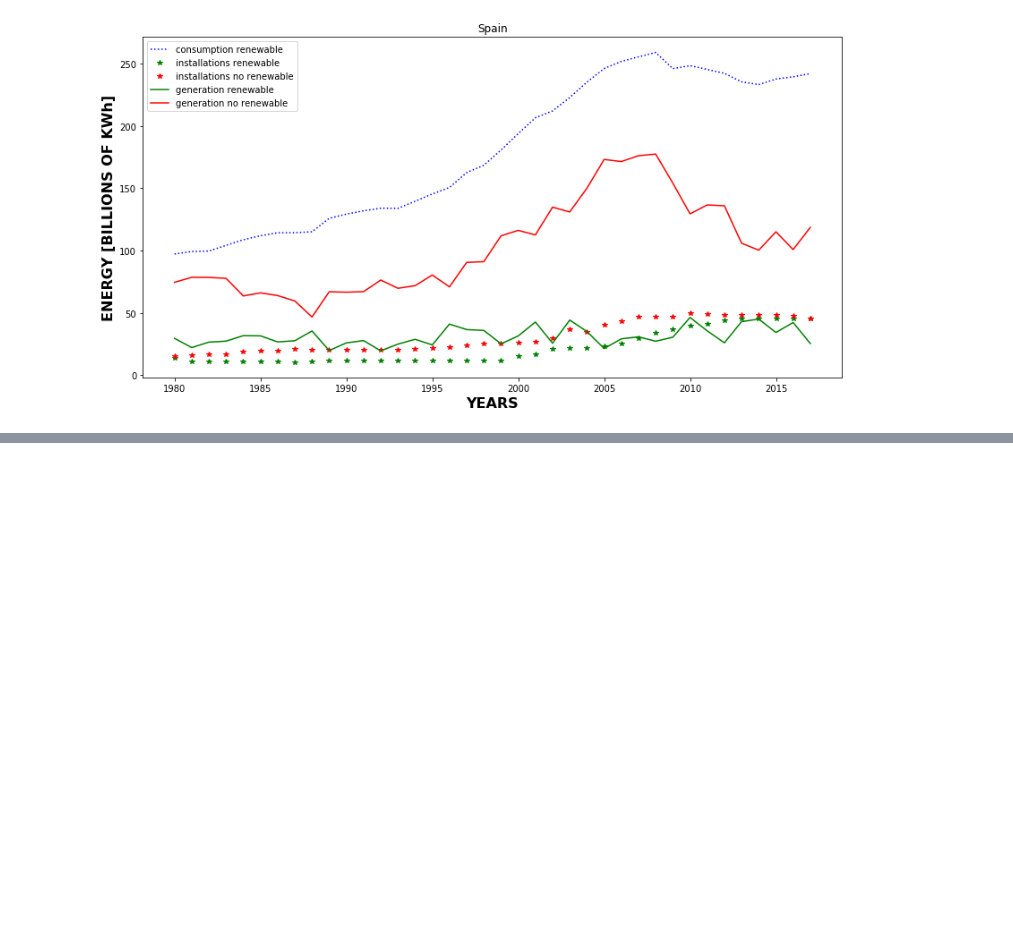
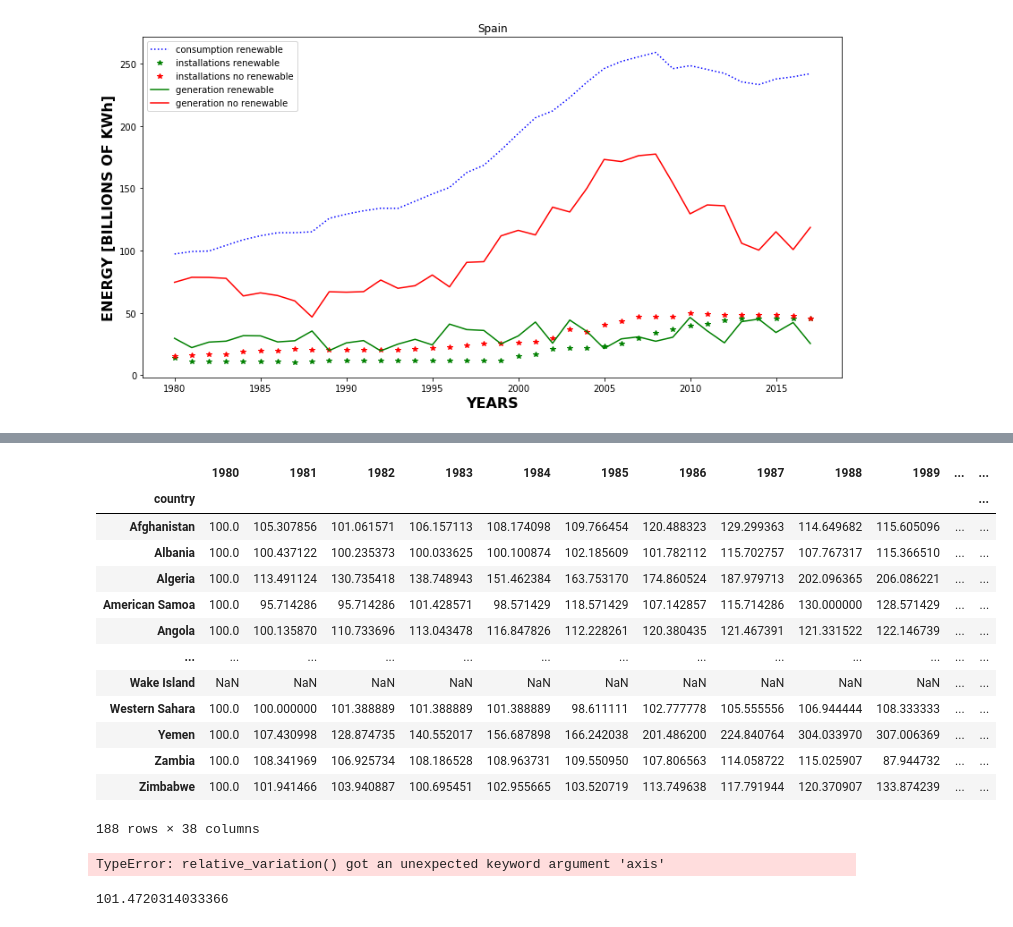
Before and after one commit to rubenmartinezlorente/Project-Week-8-Final-Project, a Jupyter notebook: your-project/2.data_exploring.ipynb, the cells around one changed output, grey strips where cells are left out. Cells and saved outputs as stored; diff of their text form; code cells hidden in the pictures; blank space fills up the shorter version.

```diff
--- a/your-project/2.data_exploring.ipynb
+++ b/your-project/2.data_exploring.ipynb
@@ -157,0 +177,35 @@ ratio
+# %%
+def absolute_variation(s):
+    return 100*(s / s[0])
+consumption.apply(absolute_variation, axis=1)
+# %% [output]
+|  | 1980 | 1981 | 1982 | 1983 | 1984 | 1985 | 1986 | 1987 | 1988 | 1989 | ... | ... |
+| country |  |  |  |  |  |  |  |  |  |  |  | ... |
+| Afghanistan | 100.0 | 105.307856 | 101.061571 | 106.157113 | 108.174098 | 109.766454 | 120.488323 | 129.299363 | 114.649682 | 115.605096 | ... | ... |
+| Albania | 100.0 | 100.437122 | 100.235373 | 100.033625 | 100.100874 | 102.185609 | 101.782112 | 115.702757 | 107.767317 | 115.366510 | ... | ... |
+| Algeria | 100.0 | 113.491124 | 130.735418 | 138.748943 | 151.462384 | 163.753170 | 174.860524 | 187.979713 | 202.096365 | 206.086221 | ... | ... |
+| American Samoa | 100.0 | 95.714286 | 95.714286 | 101.428571 | 98.571429 | 118.571429 | 107.142857 | 115.714286 | 130.000000 | 128.571429 | ... | ... |
+| Angola | 100.0 | 100.135870 | 110.733696 | 113.043478 | 116.847826 | 112.228261 | 120.380435 | 121.467391 | 121.331522 | 122.146739 | ... | ... |
+| ... | ... | ... | ... | ... | ... | ... | ... | ... | ... | ... | ... | ... |
+| Wake Island | NaN | NaN | NaN | NaN | NaN | NaN | NaN | NaN | NaN | NaN | ... | ... |
+| Western Sahara | 100.0 | 100.000000 | 101.388889 | 101.388889 | 101.388889 | 98.611111 | 102.777778 | 105.555556 | 106.944444 | 108.333333 | ... | ... |
+| Yemen | 100.0 | 107.430998 | 128.874735 | 140.552017 | 156.687898 | 166.242038 | 201.486200 | 224.840764 | 304.033970 | 307.006369 | ... | ... |
+| Zambia | 100.0 | 108.341969 | 106.925734 | 108.186528 | 108.963731 | 109.550950 | 107.806563 | 114.058722 | 115.025907 | 87.944732 | ... | ... |
+| Zimbabwe | 100.0 | 101.941466 | 103.940887 | 100.695451 | 102.955665 | 103.520719 | 113.749638 | 117.791944 | 120.370907 | 133.874239 | ... | ... |
+188 rows × 38 columns
+# %%
+def relative_variation(s):
+    d =pd.DataFrame()
+    for i in range(len(s)):
+        print(i)
+        #print(100*(s[i+1] /s[i]))
+        #return s
+relative_variation(consumption,)
+
+#consumption.apply(relative_variation, axis=0)
+# %% [output]
+TypeError: relative_variation() got an unexpected keyword argument 'axis'
+# %%
+100*(consumption['1985'][0]/consumption['1984'][0])
+# %% [output]
+101.4720314033366
```
Also changed, not shown: parts of 10 cells of this notebook.
